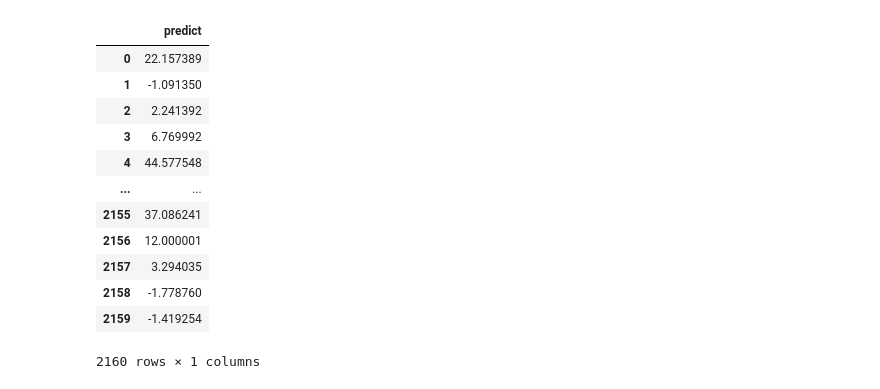
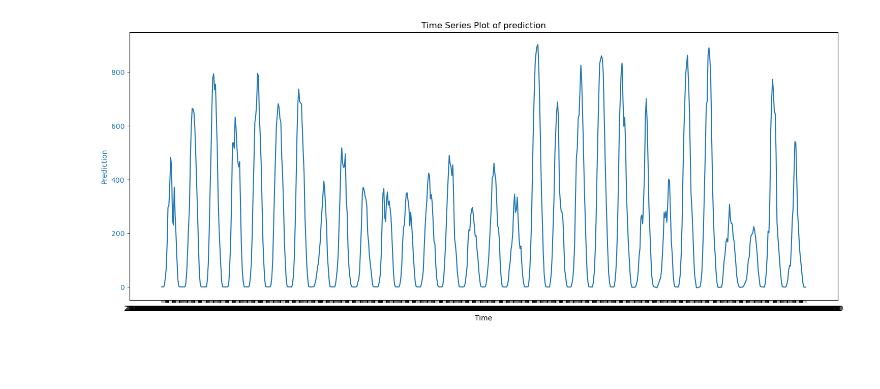
Before and after one commit to henningolweus/MLprosjekt, a Jupyter notebook: data/Build_model.ipynb, the cells around one changed output. Drawn from its saved outputs; the diff is of its cells as text; code cells hidden in the pictures; blank space fills up the shorter version.

Commit message:
Copied data/preprocessing.ipynb from henning branch

```diff
--- a/data/Build_model.ipynb
+++ b/data/Build_model.ipynb
@@ -202,15 +160,15 @@ def add_time_feat(X):
     X_frame['hour'] = X_frame.index.hour
     return X_frame
 # %%
+#Make categorical variable of date_calc
+X_train_a = add_time_feat(x_train_a_hourly).drop(columns = ['date_calc'])
+X_test_a = add_time_feat(x_test_a_hourly).drop(columns = ['date_calc'])
 
-X_train_a = add_time_feat(x_train_a_hourly).drop(columns = ['date_calc']).reset_index(drop = True)
-X_test_a = add_time_feat(x_test_a_hourly).drop(columns = ['date_calc']).reset_index(drop = True)
+X_train_b = add_time_feat(x_train_b_hourly).drop(columns = ['date_calc'])
+X_test_b = add_time_feat(x_test_b_hourly).drop(columns = ['date_calc'])
 
-X_train_b = add_time_feat(x_train_b_hourly).drop(columns = ['date_calc']).reset_index(drop = True)
-X_test_b = add_time_feat(x_test_b_hourly).drop(columns = ['date_calc']).reset_index(drop = True)
-
-X_train_c = add_time_feat(x_train_c_hourly).drop(columns = ['date_calc']).reset_index(drop = True)
-X_test_c = add_time_feat(x_test_c_hourly).drop(columns = ['date_calc']).reset_index(drop = True)
+X_train_c = add_time_feat(x_train_c_hourly).drop(columns = ['date_calc'])
+X_test_c = add_time_feat(x_test_c_hourly).drop(columns = ['date_calc'])
 # %%
 from h2o.automl import H2OAutoML
 
@@ -225,12 +183,12 @@ def build_model(X_train,y_train,location):
     aml = H2OAutoML(
         max_models = 10,
         max_runtime_secs = 60,
-        #exclude_algos =['DeepLearning'],
+        exclude_algos =['DeepLearning'],
         seed = 1,
         # stopping_metric ='logloss',
         sort_metric ='mae',
         balance_classes = False,
-        project_name ='Project1'
+        project_name = location
     )
 
     aml.train(x=x, y=y, training_frame=train)
@@ -392,0 +390,17 @@ NameError: name 'xg_pred_b' is not defined
+# %%
+def plot_prediction(preds):
+    predictions= preds['predict'].as_data_frame()
+    predictions['time'] = test['time'].unique()
+    fig, ax1 = plt.subplots(figsize=(15, 6))
+    ax1.set_xlabel('Time')
+    ax1.set_ylabel('Prediction', color='tab:blue')
+    ax1.plot(predictions['time'], predictions['predict'], color='tab:blue', label='Solar Power Production')
+    ax1.tick_params(axis='y', labelcolor='tab:blue')
+
+    fig.tight_layout()
+    plt.title(f'Time Series Plot of prediction')
+    plt.show()
+# %%
+plot_prediction(preds_c)
+# %% [output]
+[figure, added]
@@ -403,16 +419,0 @@ submission.to_csv('Submissions/koman.csv', index=False)
-# %%
-predictions_df
-# %% [output]
-|  | predict |
-| 0 | 22.157389 |
-| 1 | -1.091350 |
-| 2 | 2.241392 |
-| 3 | 6.769992 |
-| 4 | 44.577548 |
-| ... | ... |
-| 2155 | 37.086241 |
-| 2156 | 12.000001 |
-| 2157 | 3.294035 |
-| 2158 | -1.778760 |
-| 2159 | -1.419254 |
-2160 rows × 1 columns
```
Also changed, not shown: parts of 31 cells of this notebook, 3 other files.
